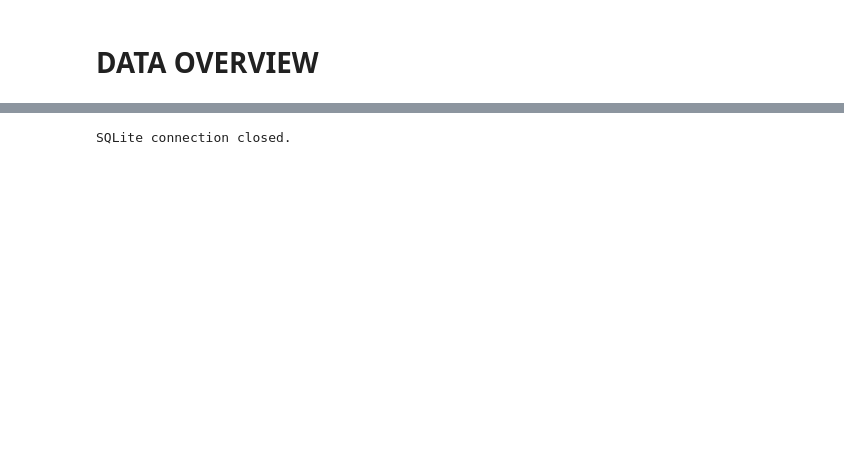
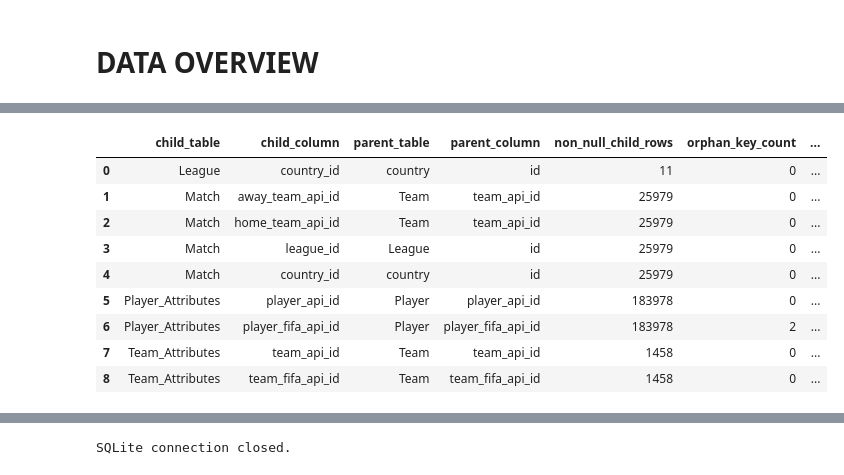
Before and after one commit to TruongQuangPhat/european-soccer-dashboard, a Jupyter notebook: notebooks/data_overview.ipynb, the cells around one changed output, grey strips where cells are left out. Drawn from its saved outputs; the diff is of its cells as text; code cells hidden in the pictures; blank space fills up the shorter version.

```diff
--- a/notebooks/data_overview.ipynb
+++ b/notebooks/data_overview.ipynb
@@ -3288,0 +524,77 @@ Giai đoạn tiếp theo sẽ thực hiện EDA để kiểm tra missing values,
+# %%
+def check_foreign_key_integrity(row: pd.Series) -> dict:
+    child_table = row["child_table"]
+    child_column = row["child_column"]
+    parent_table = row["parent_table"]
+    parent_column = row["parent_column"]
+
+    child_values = pd.read_sql_query(
+        f"""
+        SELECT {quote_identifier(child_column)} AS child_value
+        FROM {quote_identifier(child_table)}
+        WHERE {quote_identifier(child_column)} IS NOT NULL;
+        """,
+        connection,
+    )["child_value"]
+    parent_values = pd.read_sql_query(
+        f"""
+        SELECT {quote_identifier(parent_column)} AS parent_value
+        FROM {quote_identifier(parent_table)}
+        WHERE {quote_identifier(parent_column)} IS NOT NULL;
+        """,
+        connection,
+    )["parent_value"]
+
+    parent_value_set = set(parent_values.dropna().unique())
+    orphan_mask = ~child_values.isin(parent_value_set)
+    orphan_values = child_values.loc[orphan_mask]
+
+    return {
+        "child_table": child_table,
+        "child_column": child_column,
+        "parent_table": parent_table,
+        "parent_column": parent_column,
+        "non_null_child_rows": int(child_values.shape[0]),
+        "orphan_key_count": int(orphan_values.nunique()),
+        "orphan_row_count": int(orphan_mask.sum()),
+        "all_valid": int(orphan_mask.sum()) == 0,
+    }
+
+
+foreign_key_integrity_report = pd.DataFrame(
+    [
+        check_foreign_key_integrity(row)
+        for _, row in declared_foreign_keys.iterrows()
+    ]
+)
+
+lineup_fk_mask = (
+    (foreign_key_integrity_report["child_table"] == "Match")
+    & foreign_key_integrity_report["child_column"].str.contains(r"^(?:home|away)_player_", regex=True)
+)
+
+main_foreign_key_integrity = foreign_key_integrity_report.loc[~lineup_fk_mask].reset_index(drop=True)
+lineup_fk_summary = pd.DataFrame([
+    {
+        "relationship_group": "Match lineup player foreign keys",
+        "relationship_count": int(lineup_fk_mask.sum()),
+        "total_non_null_rows": int(foreign_key_integrity_report.loc[lineup_fk_mask, "non_null_child_rows"].sum()),
+        "total_orphan_keys": int(foreign_key_integrity_report.loc[lineup_fk_mask, "orphan_key_count"].sum()),
+        "total_orphan_rows": int(foreign_key_integrity_report.loc[lineup_fk_mask, "orphan_row_count"].sum()),
+        "all_valid": bool(foreign_key_integrity_report.loc[lineup_fk_mask, "all_valid"].all()),
+    }
+])
+
+display(main_foreign_key_integrity)
+display(lineup_fk_summary)
+# %% [output]
+|  | child_table | child_column | parent_table | parent_column | non_null_child_rows | orphan_key_count | ... |
+| 0 | League | country_id | country | id | 11 | 0 | ... |
+| 1 | Match | away_team_api_id | Team | team_api_id | 25979 | 0 | ... |
+| 2 | Match | home_team_api_id | Team | team_api_id | 25979 | 0 | ... |
+| 3 | Match | league_id | League | id | 25979 | 0 | ... |
+| 4 | Match | country_id | country | id | 25979 | 0 | ... |
+| 5 | Player_Attributes | player_api_id | Player | player_api_id | 183978 | 0 | ... |
+| 6 | Player_Attributes | player_fifa_api_id | Player | player_fifa_api_id | 183978 | 2 | ... |
+| 7 | Team_Attributes | team_api_id | Team | team_api_id | 1458 | 0 | ... |
+| 8 | Team_Attributes | team_fifa_api_id | Team | team_fifa_api_id | 1458 | 0 | ... |
```
Also changed, not shown: parts of 152 cells of this notebook.
